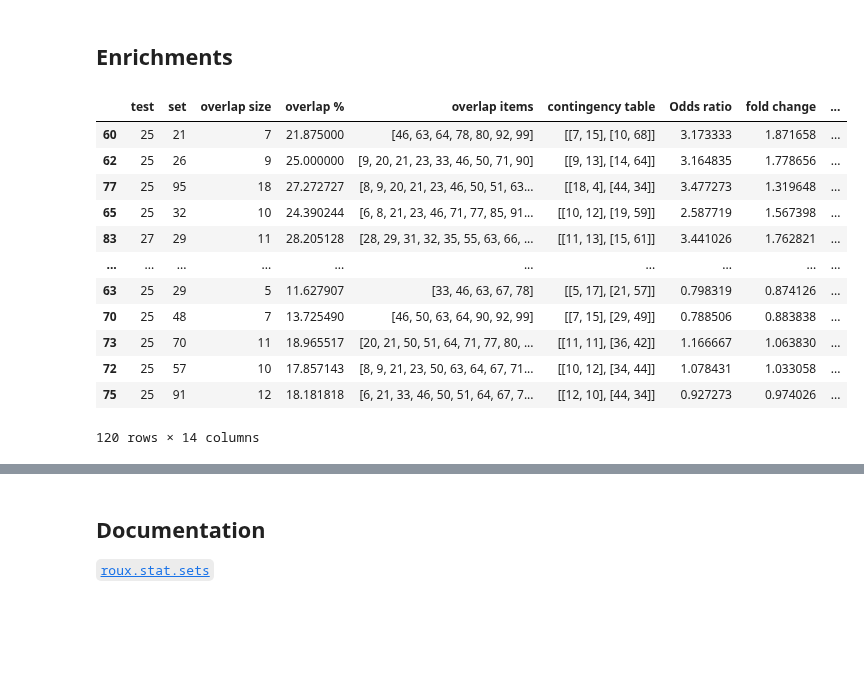
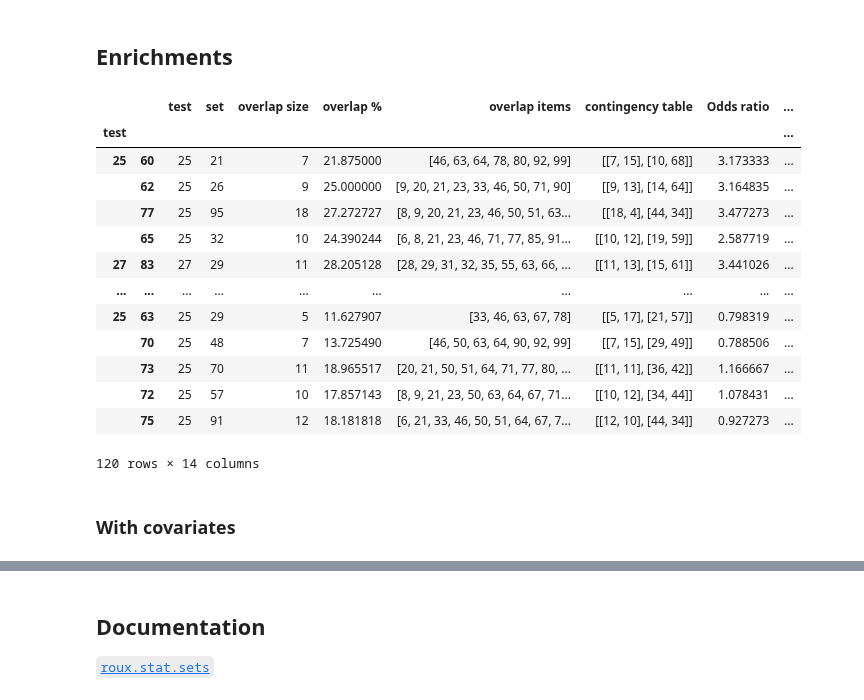
Before and after one commit to rraadd88/roux, a Jupyter notebook: examples/roux_stat_sets.ipynb, the cells around one changed output, grey strips where cells are left out. Cells and saved outputs as stored; diff of their text form; code cells hidden in the pictures; blank space fills up the shorter version.

```diff
--- a/examples/roux_stat_sets.ipynb
+++ b/examples/roux_stat_sets.ipynb
@@ -42,0 +15,22 @@ df1.head(1)
+# %%
+## random state
+import numpy as np
+np.random.seed(1)
+
+## sets
+set_sizes=np.random.randint(low=20,high=100,size=20)
+sets={}
+for i in set_sizes:
+    sets[i]=pd.Series(np.random.randint(low=0,high=100,size=i),name='item')
+df2=pd.concat(sets,axis=0,names=['set']).reset_index(0)
+print(f"{df2['set'].nunique()} reference sets containing {df2['item'].nunique()} unique items.")
+
+
+## tests
+test_sizes=np.random.randint(low=20,high=30,size=10)
+tests={}
+for i in test_sizes:
+    tests[i]=pd.Series(np.random.randint(low=0,high=100,size=i),name='item')
+df1=pd.concat(tests,axis=0,names=['test']).reset_index(0)
+print(f"{df1['test'].nunique()} test sets containing {df1['item'].nunique()} unique items.")
+df1.head(1),df2.head(1)
@@ -45,24 +46,27 @@ df1.head(1)
 # %%
 from roux.stat.sets import get_enrichment
 get_enrichment(
     df1=df1, # containing items to test
-    df2=df0, # containing items in the sets
+    df2=df2, # containing items in the sets
     colid='item', ## item id
     colset='set', ## column with sets
     coltest='test', ## column with tests
     background=100, ## background size i.e. possible max. unique items in sets
     )
 # %% [output]
-|  | test | set | overlap size | overlap % | overlap items | contingency table | Odds ratio | fold change | ... |
-| 60 | 25 | 21 | 7 | 21.875000 | [46, 63, 64, 78, 80, 92, 99] | [[7, 15], [10, 68]] | 3.173333 | 1.871658 | ... |
-| 62 | 25 | 26 | 9 | 25.000000 | [9, 20, 21, 23, 33, 46, 50, 71, 90] | [[9, 13], [14, 64]] | 3.164835 | 1.778656 | ... |
-| 77 | 25 | 95 | 18 | 27.272727 | [8, 9, 20, 21, 23, 46, 50, 51, 63... | [[18, 4], [44, 34]] | 3.477273 | 1.319648 | ... |
-| 65 | 25 | 32 | 10 | 24.390244 | [6, 8, 21, 23, 46, 71, 77, 85, 91... | [[10, 12], [19, 59]] | 2.587719 | 1.567398 | ... |
-| 83 | 27 | 29 | 11 | 28.205128 | [28, 29, 31, 32, 35, 55, 63, 66, ... | [[11, 13], [15, 61]] | 3.441026 | 1.762821 | ... |
+|  |  | test | set | overlap size | overlap % | overlap items | contingency table | Odds ratio | ... |
+| test |  |  |  |  |  |  |  |  | ... |
+| 25 | 60 | 25 | 21 | 7 | 21.875000 | [46, 63, 64, 78, 80, 92, 99] | [[7, 15], [10, 68]] | 3.173333 | ... |
+|  | 62 | 25 | 26 | 9 | 25.000000 | [9, 20, 21, 23, 33, 46, 50, 71, 90] | [[9, 13], [14, 64]] | 3.164835 | ... |
+|  | 77 | 25 | 95 | 18 | 27.272727 | [8, 9, 20, 21, 23, 46, 50, 51, 63... | [[18, 4], [44, 34]] | 3.477273 | ... |
+|  | 65 | 25 | 32 | 10 | 24.390244 | [6, 8, 21, 23, 46, 71, 77, 85, 91... | [[10, 12], [19, 59]] | 2.587719 | ... |
+| 27 | 83 | 27 | 29 | 11 | 28.205128 | [28, 29, 31, 32, 35, 55, 63, 66, ... | [[11, 13], [15, 61]] | 3.441026 | ... |
 | ... | ... | ... | ... | ... | ... | ... | ... | ... | ... |
-| 63 | 25 | 29 | 5 | 11.627907 | [33, 46, 63, 67, 78] | [[5, 17], [21, 57]] | 0.798319 | 0.874126 | ... |
-| 70 | 25 | 48 | 7 | 13.725490 | [46, 50, 63, 64, 90, 92, 99] | [[7, 15], [29, 49]] | 0.788506 | 0.883838 | ... |
-| 73 | 25 | 70 | 11 | 18.965517 | [20, 21, 50, 51, 64, 71, 77, 80, ... | [[11, 11], [36, 42]] | 1.166667 | 1.063830 | ... |
-| 72 | 25 | 57 | 10 | 17.857143 | [8, 9, 21, 23, 50, 63, 64, 67, 71... | [[10, 12], [34, 44]] | 1.078431 | 1.033058 | ... |
-| 75 | 25 | 91 | 12 | 18.181818 | [6, 21, 33, 46, 50, 51, 64, 67, 7... | [[12, 10], [44, 34]] | 0.927273 | 0.974026 | ... |
+| 25 | 63 | 25 | 29 | 5 | 11.627907 | [33, 46, 63, 67, 78] | [[5, 17], [21, 57]] | 0.798319 | ... |
+|  | 70 | 25 | 48 | 7 | 13.725490 | [46, 50, 63, 64, 90, 92, 99] | [[7, 15], [29, 49]] | 0.788506 | ... |
+|  | 73 | 25 | 70 | 11 | 18.965517 | [20, 21, 50, 51, 64, 71, 77, 80, ... | [[11, 11], [36, 42]] | 1.166667 | ... |
+|  | 72 | 25 | 57 | 10 | 17.857143 | [8, 9, 21, 23, 50, 63, 64, 67, 71... | [[10, 12], [34, 44]] | 1.078431 | ... |
+|  | 75 | 25 | 91 | 12 | 18.181818 | [6, 21, 33, 46, 50, 51, 64, 67, 7... | [[12, 10], [44, 34]] | 0.927273 | ... |
 120 rows × 14 columns
+# %% [markdown]
+### With covariates
```
Also changed, not shown: parts of 8 cells of this notebook, 7 other files.
